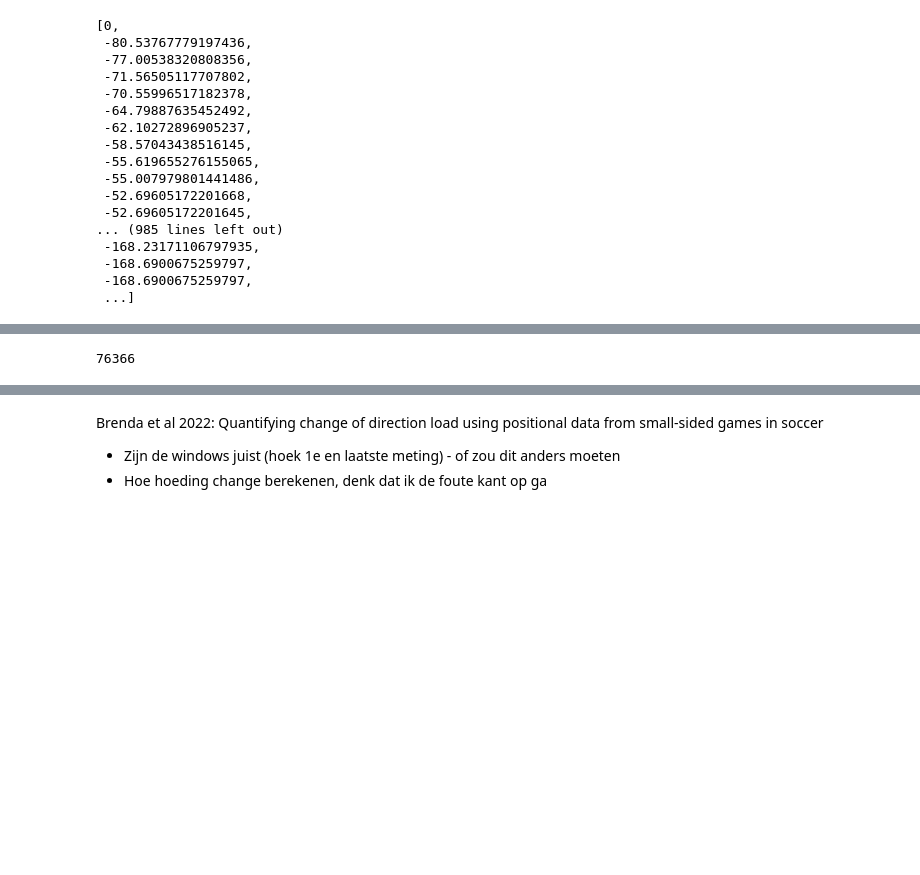
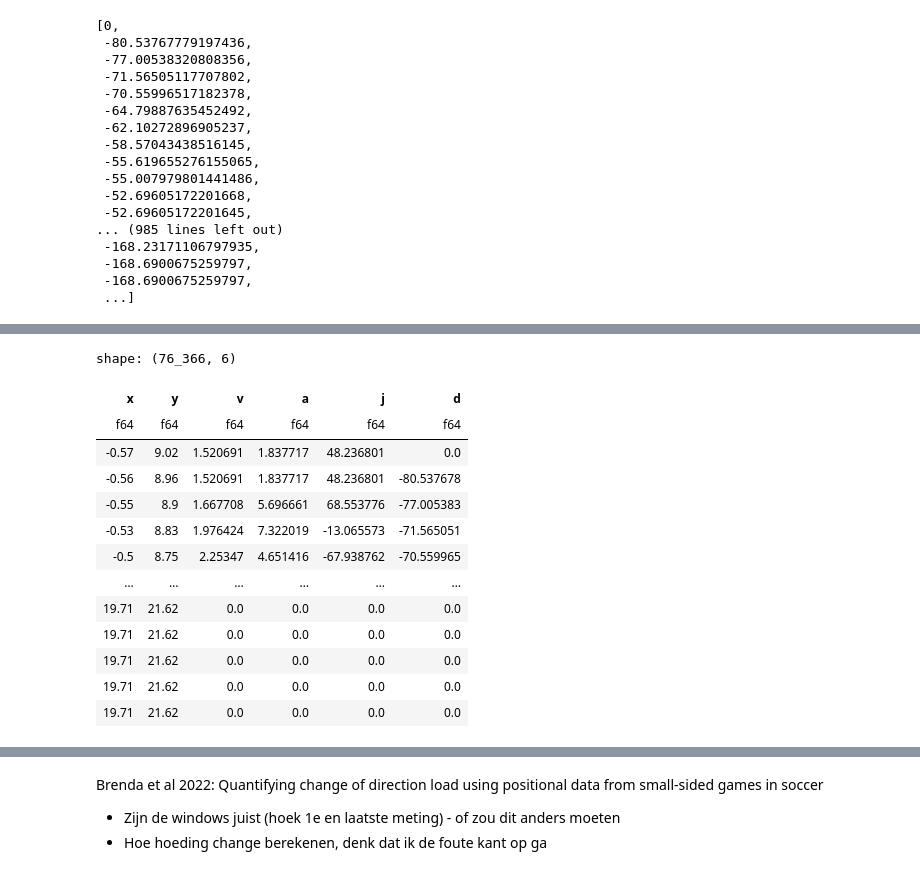
Before and after one commit to ihosten/internship_club_brugge, a Jupyter notebook: positional_data/ChangesOfDirection.ipynb, the cells around one changed output, grey strips where cells are left out. Drawn from its saved outputs; the diff is of its cells as text; code cells hidden in the pictures; blank space fills up the shorter version.

```diff
--- a/positional_data/ChangesOfDirection.ipynb
+++ b/positional_data/ChangesOfDirection.ipynb
@@ -125,4 +152,6 @@ len(x)
 # %%
+# XY VALUES AANPASSEN
+# OK
 v_list = [] # store speed
 
 for i in range(len(x)):
@@ -130,13 +159,17 @@ for i in range(len(x)):
         vx=(x[i+1]-x[i-1])**2
         vy=(y[i+1]-y[i-1])**2
 
-        v=sqrt((vx+vy)/(delta_t*2))
+        v=sqrt((vx+vy))/(delta_t*2)
 
     else:
         v=0
     v_list.append(v)
 
     #print(v)
+
+v_list[0]=v_list[1] # equal speed in frame 2 to frame 1 to avoid incorrect 0 speed
+v_list[-1]=v_list[-2] # equal speed in last frame to 2nd last frame to avoid incorrect 0 speed
+
 print(min(v_list))
 print(max(v_list))
 # %% [output]
@@ -235,5 +290,28 @@ j_list
  ...]
-# %%
-len(j_list)
-# %% [output]
-76366
+# %%
+
+pl.Config.set_tbl_rows(10)
+df = pl.DataFrame({
+    "x": pl.Series("x", x, dtype=pl.Float64),
+    "y": pl.Series("y", y, dtype=pl.Float64),
+    "v": pl.Series("v", v_list, dtype=pl.Float64),
+    "a": pl.Series("a", a_list, dtype=pl.Float64),
+    "j": pl.Series("j", j_list, dtype=pl.Float64),
+    "d": pl.Series("d", d_list, dtype=pl.Float64)
+})
+df
+# %% [output]
+shape: (76_366, 6)
+| x | y | v | a | j | d |
+| f64 | f64 | f64 | f64 | f64 | f64 |
+| -0.57 | 9.02 | 1.520691 | 1.837717 | 48.236801 | 0.0 |
+| -0.56 | 8.96 | 1.520691 | 1.837717 | 48.236801 | -80.537678 |
+| -0.55 | 8.9 | 1.667708 | 5.696661 | 68.553776 | -77.005383 |
+| -0.53 | 8.83 | 1.976424 | 7.322019 | -13.065573 | -71.565051 |
+| -0.5 | 8.75 | 2.25347 | 4.651416 | -67.938762 | -70.559965 |
+| … | … | … | … | … | … |
+| 19.71 | 21.62 | 0.0 | 0.0 | 0.0 | 0.0 |
+| 19.71 | 21.62 | 0.0 | 0.0 | 0.0 | 0.0 |
+| 19.71 | 21.62 | 0.0 | 0.0 | 0.0 | 0.0 |
+| 19.71 | 21.62 | 0.0 | 0.0 | 0.0 | 0.0 |
+| 19.71 | 21.62 | 0.0 | 0.0 | 0.0 | 0.0 |
```
Also changed, not shown: parts of 24 cells of this notebook.
